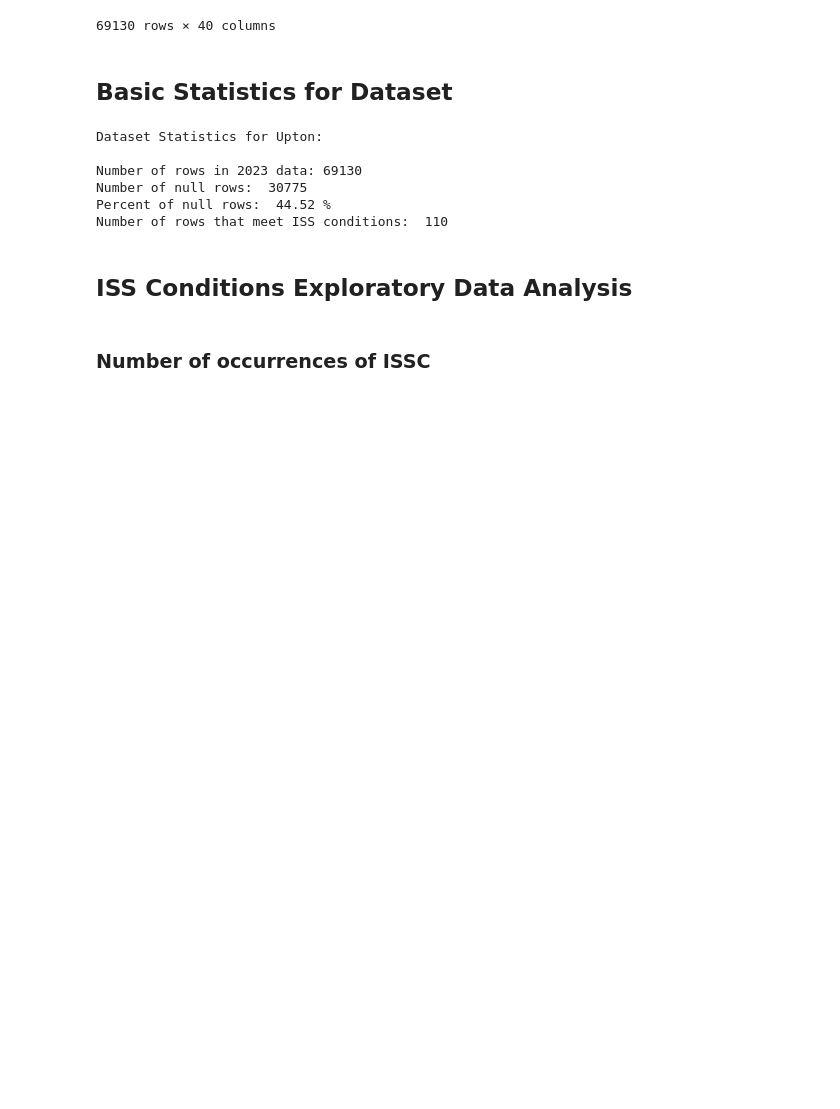
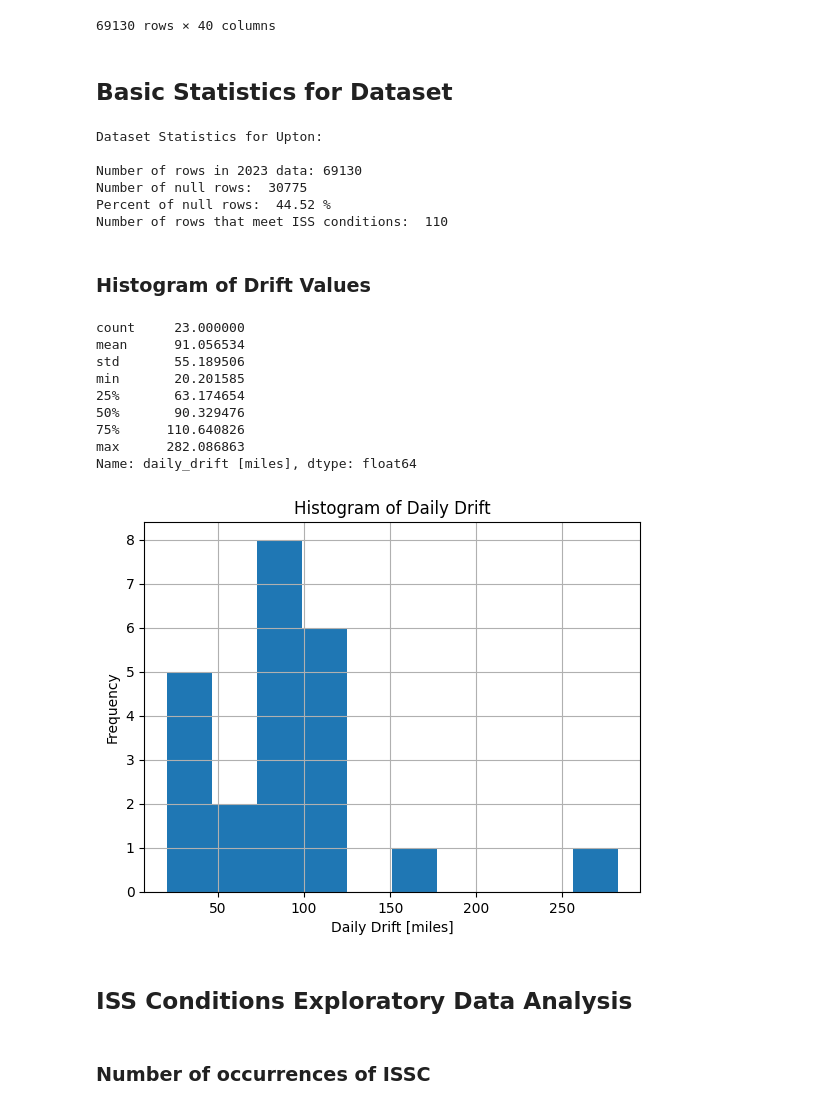
Before and after one commit to nweber7/AIT690SkyGuardians, a Jupyter notebook: Code_Uploads/Updated_Code_Caitlin_04032024.ipynb, the cells around one changed output. Saved outputs shown, nothing was run; the diff lists cells and outputs as text; code cells hidden in the pictures; blank space fills up the shorter version.

```diff
--- a/Code_Uploads/Updated_Code_Caitlin_04032024.ipynb
+++ b/Code_Uploads/Updated_Code_Caitlin_04032024.ipynb
@@ -586,6 +562,30 @@ Number of rows in 2023 data: 69130
 Number of null rows:  30775
 Percent of null rows:  44.52 %
 Number of rows that meet ISS conditions:  110
+# %% [markdown]
+### Histogram of Drift Values
+# %%
+daily_drift_issc = df_clean[df_clean['issc'] == 'yes'].groupby('date')['daily_drift [miles]'].last()
+
+print(daily_drift_issc.describe())    # summary statistics of drift distances in miles
+
+plt.hist(daily_drift_issc)
+plt.xlabel('Daily Drift [miles]')
+plt.ylabel('Frequency')
+plt.grid()
+plt.title('Histogram of Daily Drift')
+plt.show()
+# %% [output]
+count     23.000000
+mean      91.056534
+std       55.189506
+min       20.201585
+25%       63.174654
+50%       90.329476
+75%      110.640826
+max      282.086863
+Name: daily_drift [miles], dtype: float64
+[figure, added]
 # %% [markdown]
 ## ISS Conditions Exploratory Data Analysis
 # %% [markdown]
```
Also changed, not shown: parts of 3 cells of this notebook.
